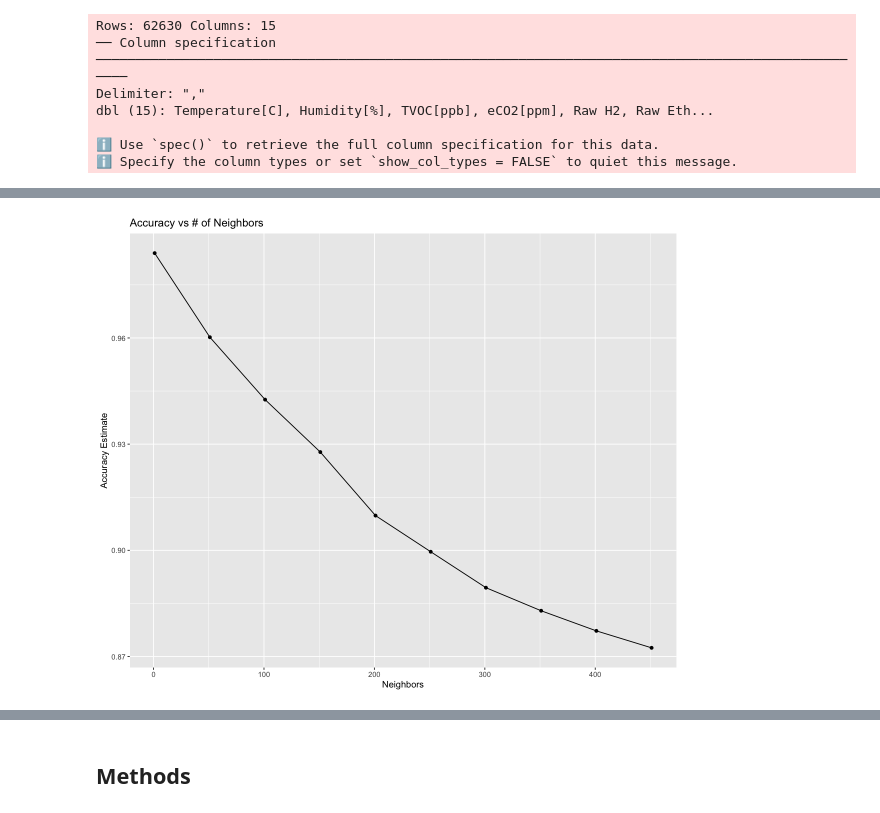
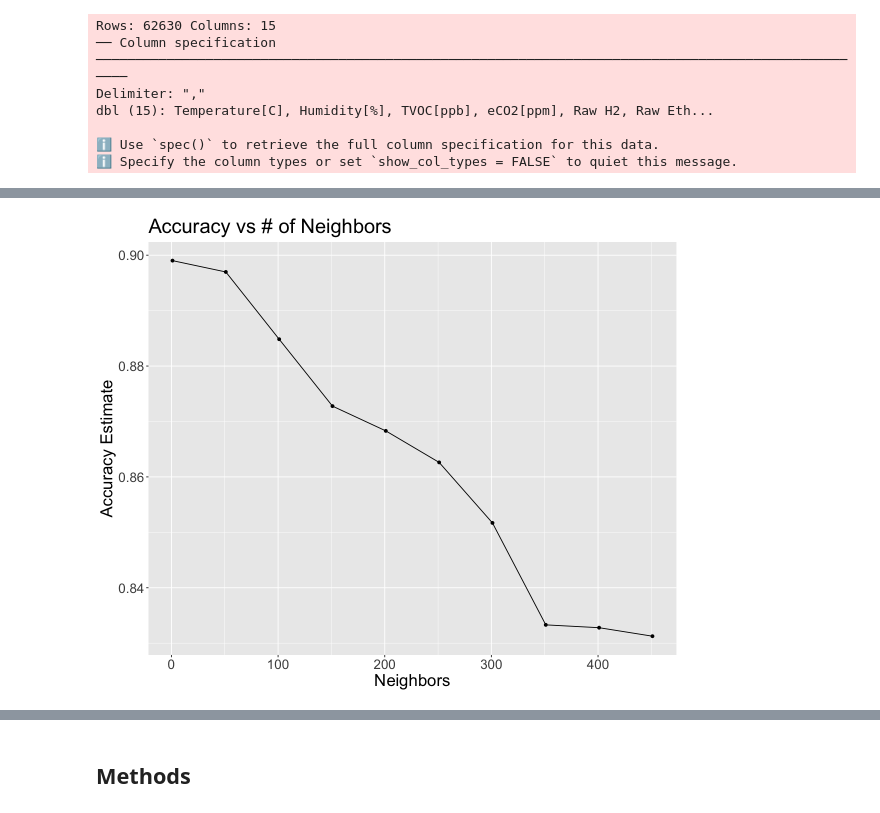
Before and after one commit to ivanlokch/dsci_100_smoke_detector, a Jupyter notebook: report.ipynb, the cells around one changed output, grey strips where cells are left out. Saved outputs shown, nothing was run; the diff lists cells and outputs as text; code cells hidden in the pictures.

```diff
--- a/report.ipynb
+++ b/report.ipynb
@@ -36,10 +36,10 @@ set.seed(12345)
 # the middleman and downloading from the original author of the data
 smoke_data <- read_csv("https://raw.githubusercontent.com/Blatts01/ai-smokedetector/main/data/final.csv") |>
     rename_with(make.names) |> # Remove messy characters from column names
-    select(Temperature.C., Humidity..., Raw.H2, Fire.Alarm)
+    select(Temperature.C., Humidity..., Fire.Alarm)
 
 # Better column names
-colnames(smoke_data) = c("temp", "humidity", "raw_h2", "fire")
+colnames(smoke_data) = c("temp", "humidity", "fire")
 
 smoke_data$fire[smoke_data$fire == 1] <- "Fire"
 smoke_data$fire[smoke_data$fire == 0] <- "No Fire"
@@ -106,33 +98,34 @@ smoke_plot2
 # %%
 # Data analysis
 
 # knn model to determine best k
 knn_spec_tune <- nearest_neighbor(weight_func = "rectangular", neighbors = tune()) |>
     set_engine("kknn") |>
     set_mode("classification")
 
-smoke_recipe <- recipe(fire ~ ., data = smoke_train) |>
+smoke_recipe <- recipe(fire ~ humidity + temp, data = smoke_train) |>
     step_scale(all_predictors()) |>
     step_center(all_predictors())
 
 smoke_vfold <- vfold_cv(smoke_train, v = 5, strata = fire)
 
 k_vals_1 = tibble(neighbors = seq(from = 1, to = 500, by = 50)) # rough first pass
 
 smoke_results_1 <- workflow() |>
     add_model(knn_spec_tune) |>
     add_recipe(smoke_recipe) |>
     tune_grid(resamples = smoke_vfold, grid = k_vals_1) |>
     collect_metrics()
 
 k_vs_acc_1 <- smoke_results_1 |>
   filter(.metric == "accuracy") |>
   ggplot(aes(x = neighbors, y = mean)) +
   ggtitle("Accuracy vs # of Neighbors") +
   geom_line() +
   geom_point() +
+  theme(text = element_text(size = 20)) +
   labs(x = "Neighbors", y = "Accuracy Estimate")
 k_vs_acc_1
 # %% [output]
-[figure, old version]
+[figure, new version]
 # %%
```
Also changed, not shown: parts of 12 cells of this notebook.
